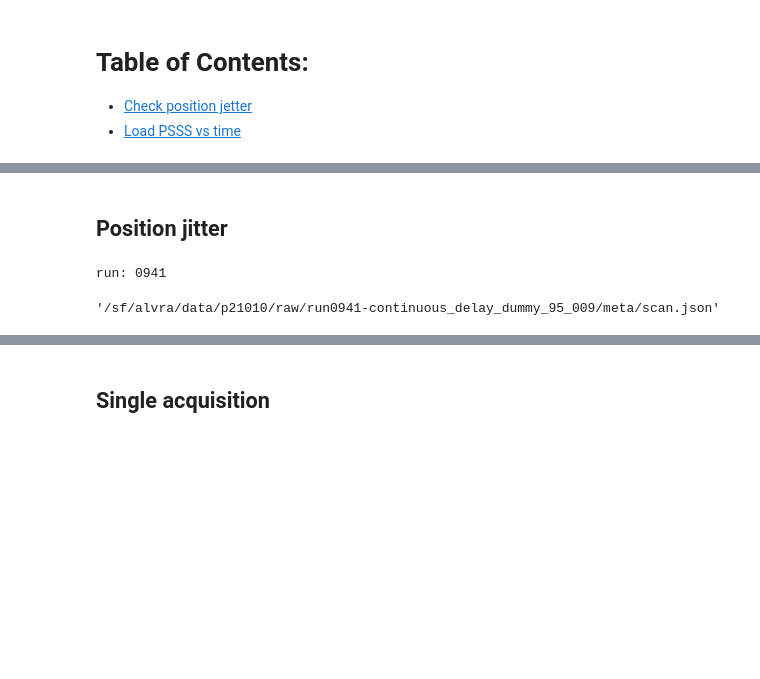
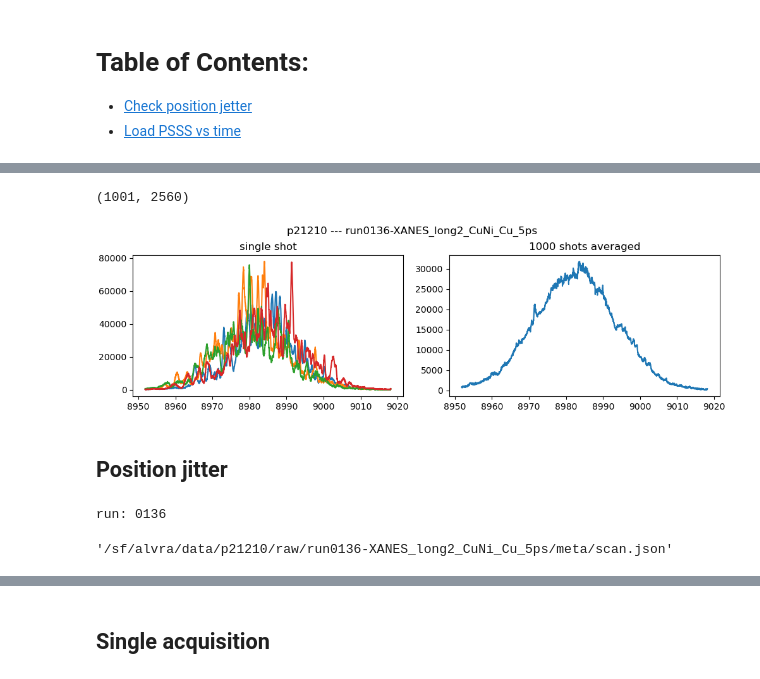
Before and after one commit to paulscherrerinstitute/alvra_beamline_scripts, a Jupyter notebook: workbench.ipynb, the cells around one changed output, grey strips where cells are left out. Saved outputs shown, nothing was run; the diff lists cells and outputs as text; code cells hidden in the pictures; blank space fills up the shorter version.

```diff
--- a/workbench.ipynb
+++ b/workbench.ipynb
@@ -30,0 +45,4 @@ warnings.filterwarnings('ignore')
+# %%
+from sfdata import SFScanInfo
+scan = SFScanInfo(jsonfile)
+scan
@@ -30,0 +51,20 @@ warnings.filterwarnings('ignore')
+# %%
+channel_list = [channel_PSSS_y, channel_PSSS_x]
+
+single_acq = 10
+
+#################################################
+
+all_results = []
+step = scan[single_acq]
+
+check_files_and_data(step)
+check = get_filesize_diff(step)
+if check:
+    clear_output(wait=True)
+    filename = scan.files[single_acq-1][0].split('/')[-1].split('.')[0]
+    print ('Processing {}'.format(filename))
+
+    results,pids = load_data_compact(channel_list, step)
+
+    all_results.append(results)
@@ -31,9 +86,26 @@ warnings.filterwarnings('ignore')
+# %%
+PSSSy = results[channel_PSSS_y]
+PSSSx  = results[channel_PSSS_x]
+np.shape(PSSSx)
+# %% [output]
+(1001, 2560)
+# %%
+fig, (ax1, ax2) = plt.subplots(1, 2, figsize=(10, 3), constrained_layout=True)
+plt.suptitle(titlestring)
+for index in range(4):
+    ax1.plot(PSSSx[0], PSSSy[index])
+ax1.set_title("single shot")
+ax2.plot(PSSSx[0], np.average(PSSSy, axis=0))
+ax2.set_title("1000 shots averaged")
+plt.show()
+# %% [output]
+[figure, added]
 # %% [markdown]
 <a id='pbps_noise'></a>
 ## Position jitter
 # %%
-pgroup='p21010'
-runnumber = 941
+pgroup='p21210'
+runnumber = 136
 print ('run: {:04d}'.format(runnumber))
 
 #############################################################
@@ -43,8 +115,8 @@ titlestring = str( pgroup + ' --- ' +jsonfile.split('/')[-3])
 run_name = jsonfile.split('/')[-3]
 jsonfile
 # %% [output]
-run: 0941
+run: 0136
-'/sf/alvra/data/p21010/raw/run0941-continuous_delay_dummy_95_009/meta/scan.json'
+'/sf/alvra/data/p21210/raw/run0136-XANES_long2_CuNi_Cu_5ps/meta/scan.json'
 # %%
 from sfdata import SFScanInfo
 scan = SFScanInfo(jsonfile)
```
Also changed, not shown: parts of 11 cells of this notebook, 7 other files.
